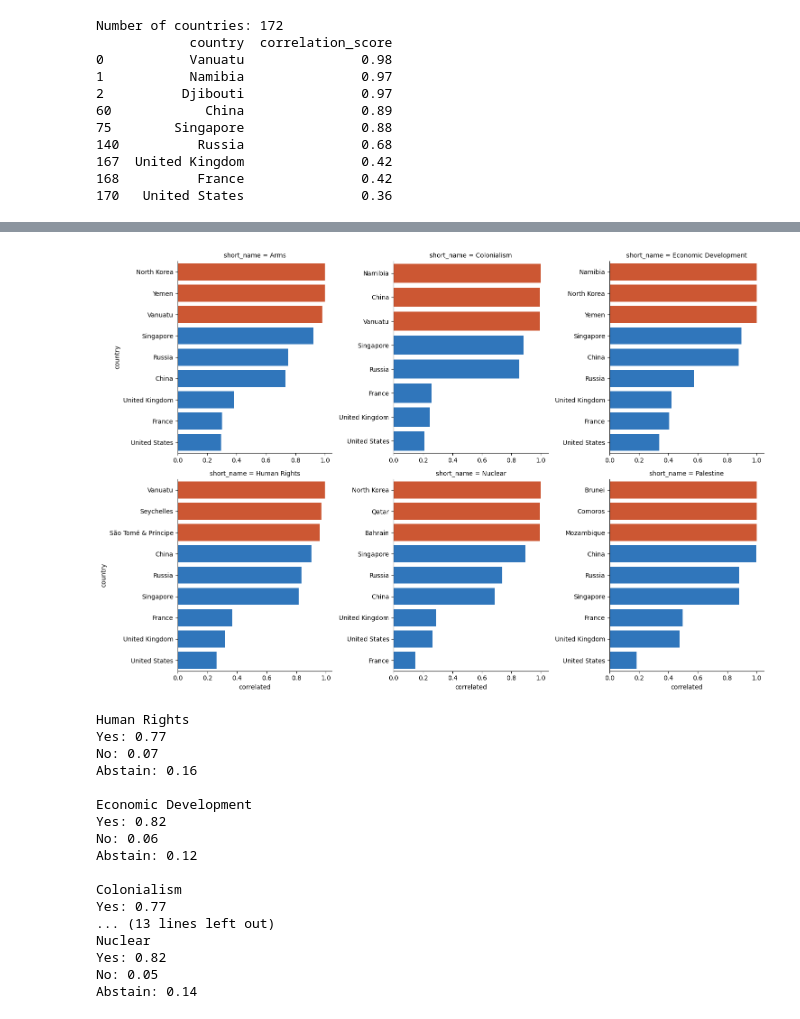
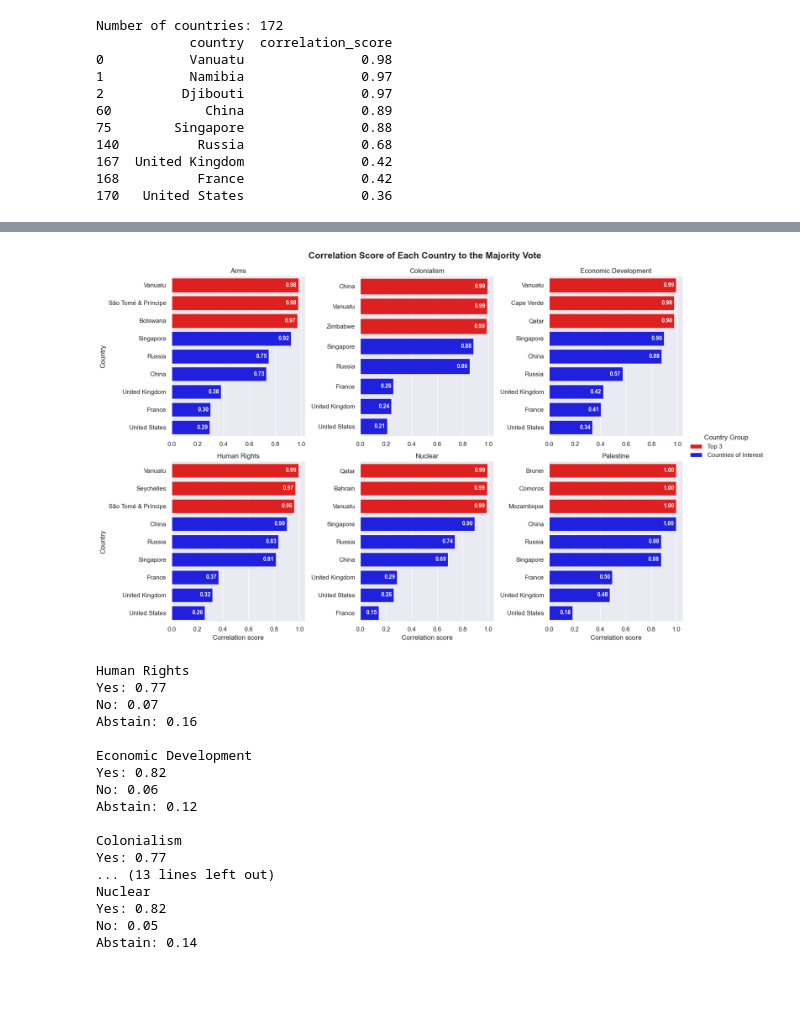
Before and after one commit to averagebonsai/dsa2101-project, a Jupyter notebook: dsaproject.ipynb, the cells around one changed output, grey strips where cells are left out. Cells and saved outputs as stored; diff of their text form; code cells hidden in the pictures; blank space fills up the shorter version.

```diff
--- a/dsaproject.ipynb
+++ b/dsaproject.ipynb
@@ -3,6 +3,7 @@ import numpy as np
 import pandas as pd
 import matplotlib.pyplot as plt
 import seaborn as sns
+sns.set_theme(style = 'darkgrid')
 
 # read data in
 issues = pd.read_csv('https://raw.githubusercontent.com/rfordatascience/tidytuesday/main/data/2021/2021-03-23/issues.csv', index_col = 0)
@@ -333,13 +337,22 @@ country_corr_issues
-# %%
-#plot
-col_palette = {
-    'Top 3':    '#E64A19',   # orange
-    'COI': '#1976D2',   # blue
-}
-g = sns.catplot(country_corr_issues, kind = 'bar', x = 'correlated', y = 'country', col = 'short_name', col_wrap = 3, sharex = False, sharey = False, hue = 'group', palette = col_palette, legend = False)
-plt.show()
-# %% [output]
-[figure, removed]
+# %%
+g = sns.catplot(country_corr_issues, kind = 'bar',
+                x = 'correlated', y = 'country',
+                col = 'short_name', col_wrap = 3,
+                sharex = False, sharey = False, hue = 'group',
+                palette = ['red', 'blue'], legend = True)
+g.set_axis_labels('Correlation score', 'Country')
+g.set_titles('{col_name}')
+g.figure.suptitle('Correlation Score of Each Country to the Majority Vote', fontsize = 16, fontweight = 'bold')
+g.figure.subplots_adjust(top = 0.92)
+g.legend.set_title('Country Group')
+
+for ax in g.axes.flat:
+    for container in ax.containers:
+        ax.bar_label(container, fmt='%.2f', fontsize = 10, weight = 'bold', label_type = 'edge', padding = -23, color = 'white')
+
+plt.show()
+# %% [output]
+[figure, added]
 # %%
 #Question: What is the yes-rate for each issue?
 
```
Also changed, not shown: parts of 3 cells of this notebook.
